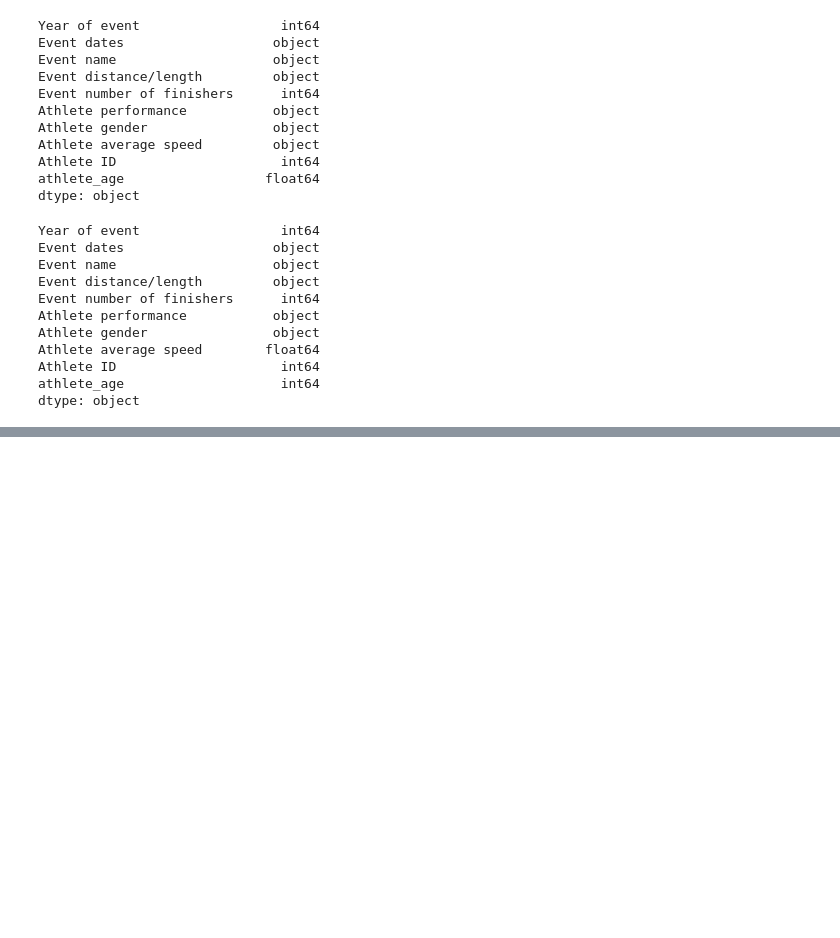
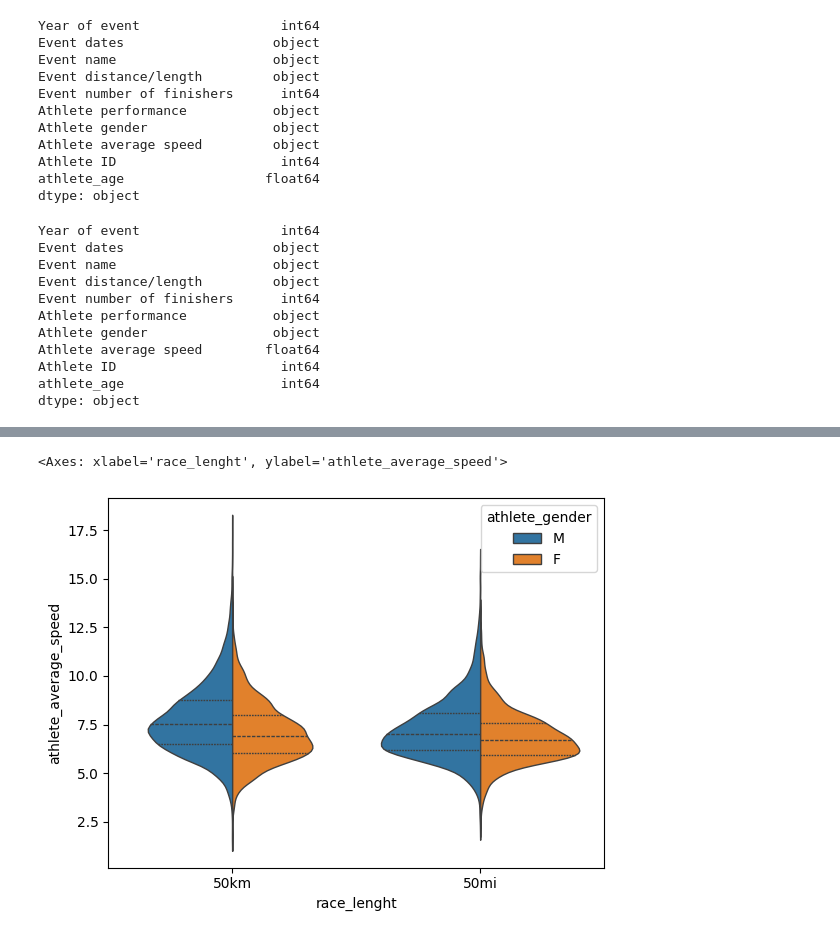
Before and after one commit to devoctaviooliveira/Marathon-Pandas-Project, a Jupyter notebook: MarathonProject.ipynb, the cells around one changed output, grey strips where cells are left out. Drawn from its saved outputs; the diff is of its cells as text; code cells hidden in the pictures; blank space fills up the shorter version.

```diff
--- a/MarathonProject.ipynb
+++ b/MarathonProject.ipynb
@@ -379,0 +423,5 @@ df3.head()
+# %%
+sns.violinplot(data = df3, x='race_lenght', y='athlete_average_speed', hue='athlete_gender', split=True, inner= 'quart', linewidth=1)
+# %% [output]
+<Axes: xlabel='race_lenght', ylabel='athlete_average_speed'>
+[figure, added]
```
Also changed, not shown: parts of 16 cells of this notebook.
